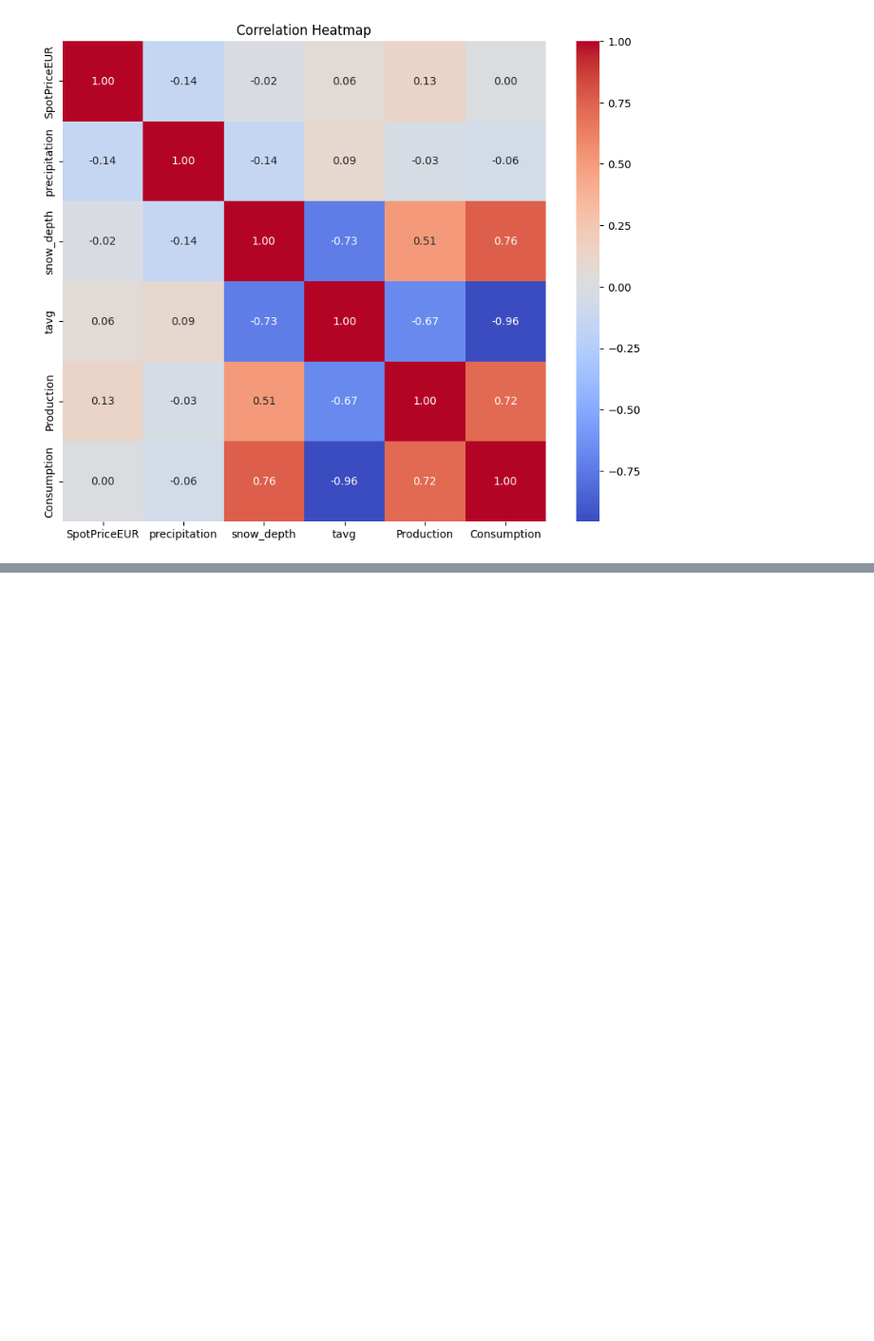
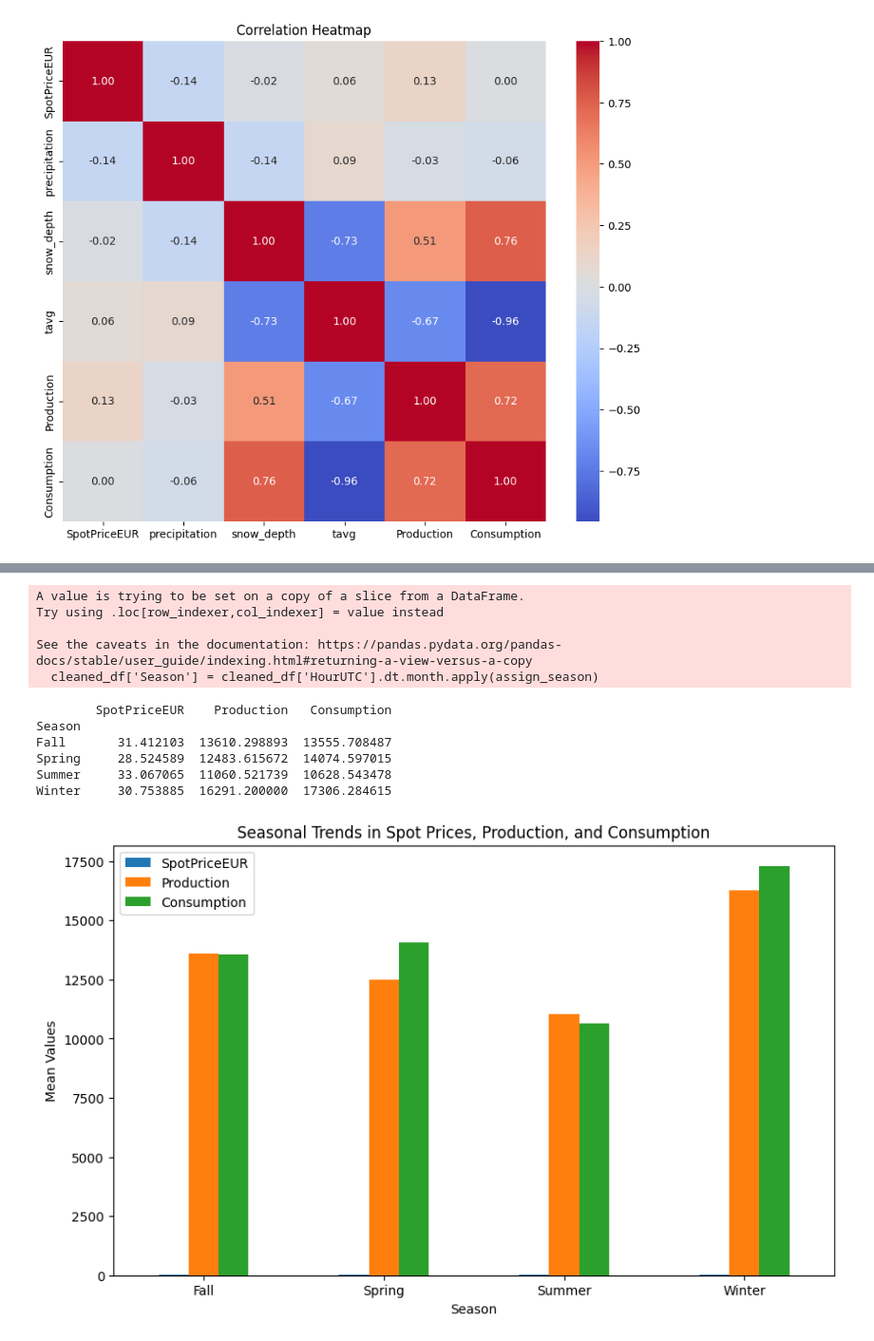
Before and after one commit to ChristopherIanPeck/energy-weather-forecasting, a Jupyter notebook: energy-weather-forecasting.ipynb, the cells around one changed output, grey strips where cells are left out. Shown at 95% size. Cells and saved outputs as stored; diff of their text form; code cells hidden in the pictures; blank space fills up the shorter version.

```diff
--- a/energy-weather-forecasting.ipynb
+++ b/energy-weather-forecasting.ipynb
@@ -418,14 +416,3 @@ plt.title('Correlation Heatmap')
 plt.show()
 # %% [output]
 [figure]
-# %%
-# Add a month column for seasonal trends
-cleaned_df['Month'] = pd.to_datetime(cleaned_df['HourUTC']).dt.month
-
-# Boxplot of SpotPriceEUR by Month
-plt.figure(figsize=(10, 6))
-sns.boxplot(data=cleaned_df, x='Month', y='SpotPriceEUR')
-plt.title('Spot Price by Month')
-plt.xlabel('Month')
-plt.ylabel('Spot Price (EUR)')
-plt.show()
@@ -438,0 +476,38 @@ See the caveats in the documentation: https://pandas.pydata.org/pandas-docs/stab
+# %%
+# Add a season column
+def assign_season(month):
+    if month in [12, 1, 2]:
+        return 'Winter'
+    elif month in [3, 4, 5]:
+        return 'Spring'
+    elif month in [6, 7, 8]:
+        return 'Summer'
+    else:
+        return 'Fall'
+
+cleaned_df['Season'] = cleaned_df['HourUTC'].dt.month.apply(assign_season)
+
+# Group by season and calculate the mean
+seasonal_means = cleaned_df.groupby('Season')[['SpotPriceEUR', 'Production', 'Consumption']].mean()
+
+print(seasonal_means)
+
+seasonal_means.plot(kind='bar', figsize=(10, 6))
+plt.title("Seasonal Trends in Spot Prices, Production, and Consumption")
+plt.ylabel("Mean Values")
+plt.xlabel("Season")
+plt.xticks(rotation=0)
+plt.show()
+# %% [output]
+A value is trying to be set on a copy of a slice from a DataFrame.
+Try using .loc[row_indexer,col_indexer] = value instead
+
+See the caveats in the documentation: https://pandas.pydata.org/pandas-docs/stable/user_guide/indexing.html#returning-a-view-versus-a-copy
+  cleaned_df['Season'] = cleaned_df['HourUTC'].dt.month.apply(assign_season)
+        SpotPriceEUR    Production   Consumption
+Season
+Fall       31.412103  13610.298893  13555.708487
+Spring     28.524589  12483.615672  14074.597015
+Summer     33.067065  11060.521739  10628.543478
+Winter     30.753885  16291.200000  17306.284615
+[figure, added]
```
Also changed, not shown: parts of 8 cells of this notebook.
